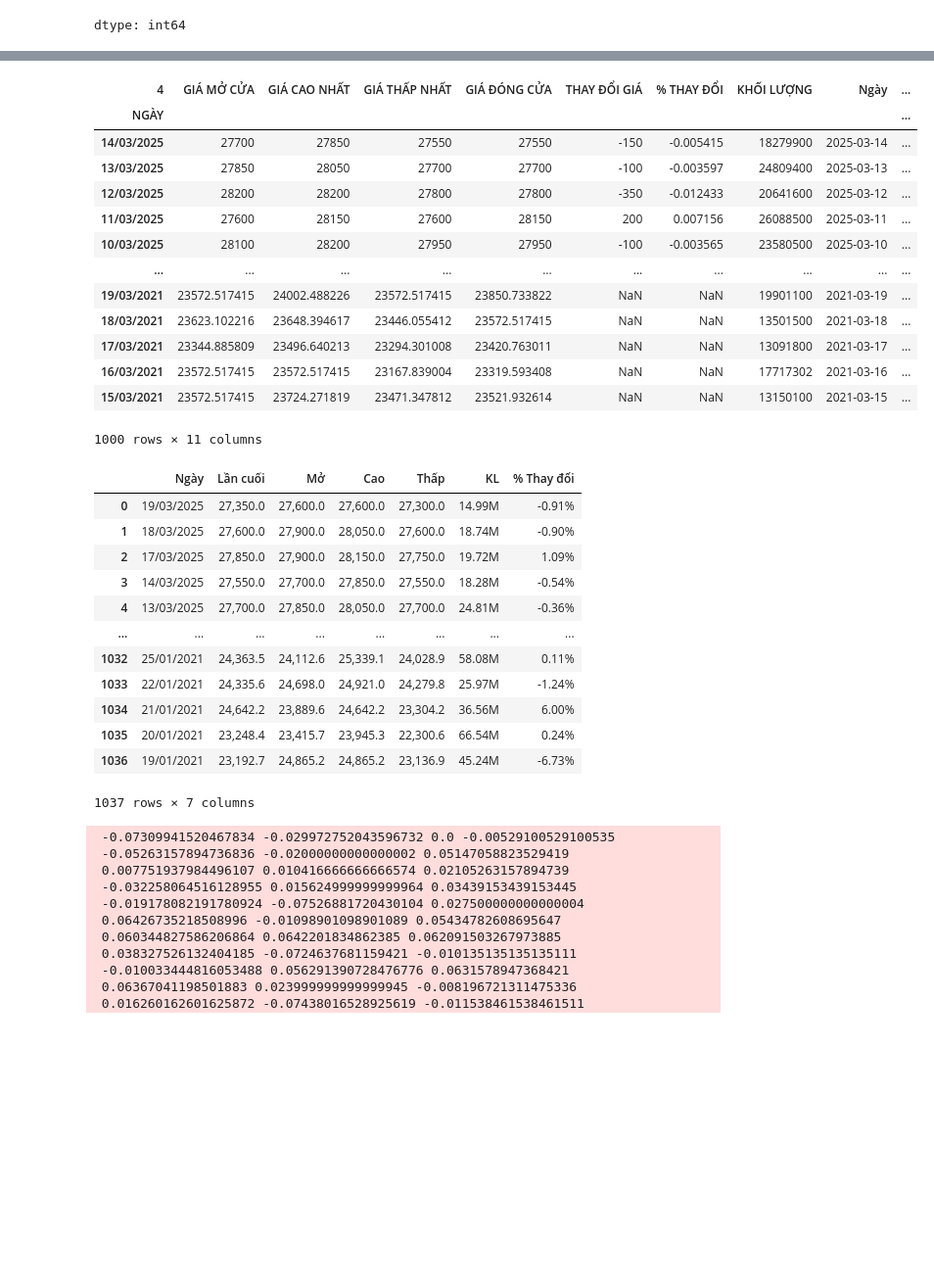
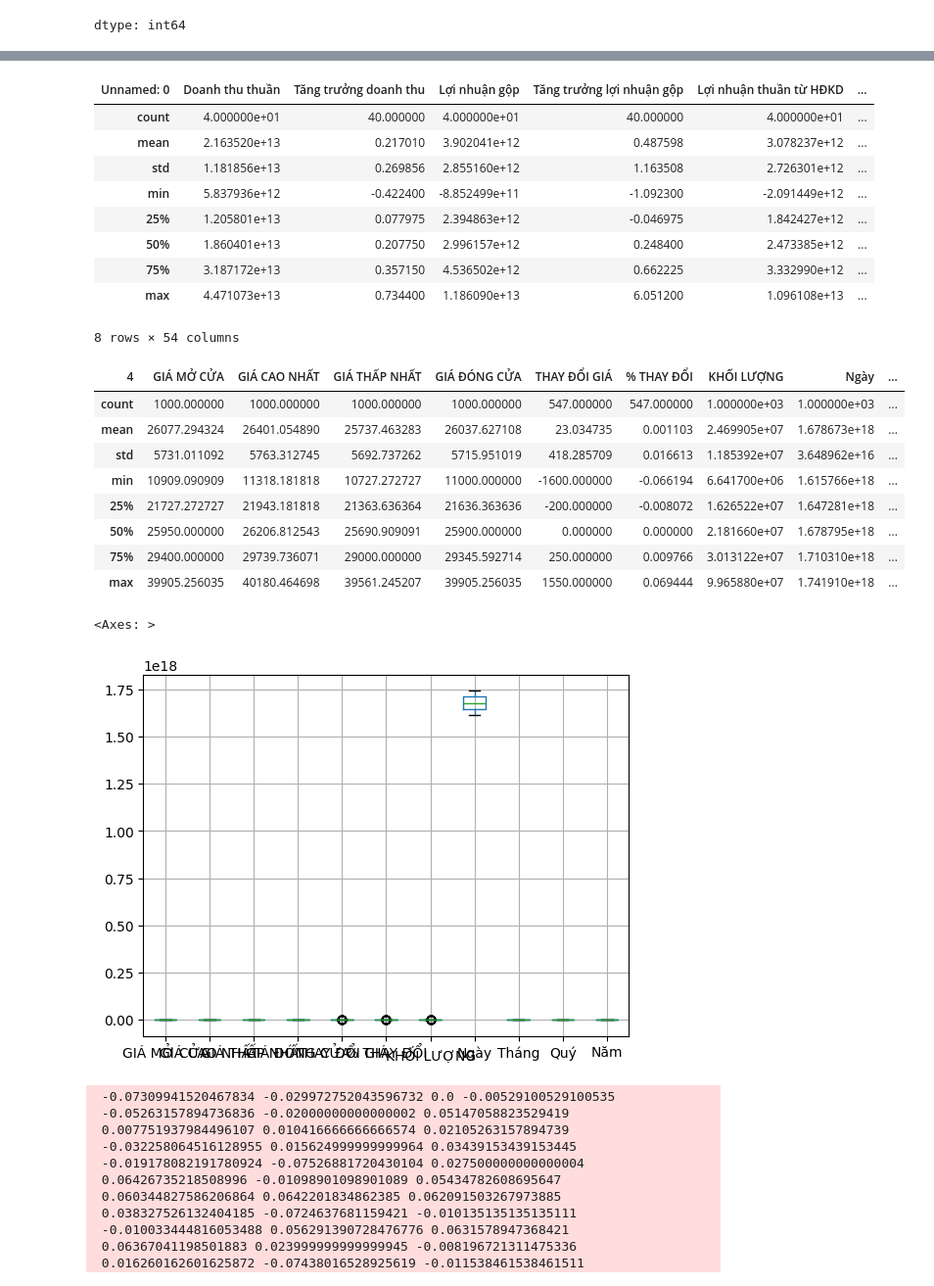
Before and after one commit to diepdangban/Datamining, a Jupyter notebook: Data_understanding.ipynb, the cells around one changed output, grey strips where cells are left out. Shown: that part at 98% size. Saved outputs shown, nothing was run; the diff lists cells and outputs as text; code cells hidden in the pictures; blank space fills up the shorter version.

```diff
--- a/Data_understanding.ipynb
+++ b/Data_understanding.ipynb
@@ -154,0 +152,3 @@ Index: []
+# %%
+for column in financial_indicatior.columns:
+  financial_indicatior[column] = pd.to_numeric(financial_indicatior[column], errors='coerce')
@@ -155,3 +175,16 @@ Index: []
+# %%
+financial_indicatior.describe()
+# %% [output]
+| Unnamed: 0 | Doanh thu thuần | Tăng trưởng doanh thu | Lợi nhuận gộp | Tăng trưởng lợi nhuận gộp | Lợi nhuận thuần từ HĐKD | ... |
+| count | 4.000000e+01 | 40.000000 | 4.000000e+01 | 40.000000 | 4.000000e+01 | ... |
+| mean | 2.163520e+13 | 0.217010 | 3.902041e+12 | 0.487598 | 3.078237e+12 | ... |
+| std | 1.181856e+13 | 0.269856 | 2.855160e+12 | 1.163508 | 2.726301e+12 | ... |
+| min | 5.837936e+12 | -0.422400 | -8.852499e+11 | -1.092300 | -2.091449e+12 | ... |
+| 25% | 1.205801e+13 | 0.077975 | 2.394863e+12 | -0.046975 | 1.842427e+12 | ... |
+| 50% | 1.860401e+13 | 0.207750 | 2.996157e+12 | 0.248400 | 2.473385e+12 | ... |
+| 75% | 3.187172e+13 | 0.357150 | 4.536502e+12 | 0.662225 | 3.332990e+12 | ... |
+| max | 4.471073e+13 | 0.734400 | 1.186090e+13 | 6.051200 | 1.096108e+13 | ... |
+8 rows × 54 columns
 # %%
 # cắt các cột trống ở đầu và cuối
 price_history = price_history.drop(price_history.index[:4])
@@ -166,39 +199,26 @@ price_history['Ngày']=pd.to_datetime(price_history.index)
 price_history['Tháng']=price_history['Ngày'].dt.month
 price_history['Quý']=price_history['Ngày'].dt.quarter
 price_history['Năm']=price_history['Ngày'].dt.year
+
+for column in price_history.columns:
+  price_history[column] = pd.to_numeric(price_history[column], errors='coerce')
 # %%
-price_history
+price_history.describe()
 # %% [output]
 | 4 | GIÁ MỞ CỬA | GIÁ CAO NHẤT | GIÁ THẤP NHẤT | GIÁ ĐÓNG CỬA | THAY ĐỔI GIÁ | % THAY ĐỔI | KHỐI LƯỢNG | Ngày | ... |
-| NGÀY |  |  |  |  |  |  |  |  | ... |
-| 14/03/2025 | 27700 | 27850 | 27550 | 27550 | -150 | -0.005415 | 18279900 | 2025-03-14 | ... |
-| 13/03/2025 | 27850 | 28050 | 27700 | 27700 | -100 | -0.003597 | 24809400 | 2025-03-13 | ... |
-| 12/03/2025 | 28200 | 28200 | 27800 | 27800 | -350 | -0.012433 | 20641600 | 2025-03-12 | ... |
-| 11/03/2025 | 27600 | 28150 | 27600 | 28150 | 200 | 0.007156 | 26088500 | 2025-03-11 | ... |
-| 10/03/2025 | 28100 | 28200 | 27950 | 27950 | -100 | -0.003565 | 23580500 | 2025-03-10 | ... |
-| ... | ... | ... | ... | ... | ... | ... | ... | ... | ... |
-| 19/03/2021 | 23572.517415 | 24002.488226 | 23572.517415 | 23850.733822 | NaN | NaN | 19901100 | 2021-03-19 | ... |
-| 18/03/2021 | 23623.102216 | 23648.394617 | 23446.055412 | 23572.517415 | NaN | NaN | 13501500 | 2021-03-18 | ... |
-| 17/03/2021 | 23344.885809 | 23496.640213 | 23294.301008 | 23420.763011 | NaN | NaN | 13091800 | 2021-03-17 | ... |
-| 16/03/2021 | 23572.517415 | 23572.517415 | 23167.839004 | 23319.593408 | NaN | NaN | 17717302 | 2021-03-16 | ... |
-| 15/03/2021 | 23572.517415 | 23724.271819 | 23471.347812 | 23521.932614 | NaN | NaN | 13150100 | 2021-03-15 | ... |
+| count | 1000.000000 | 1000.000000 | 1000.000000 | 1000.000000 | 547.000000 | 547.000000 | 1.000000e+03 | 1.000000e+03 | ... |
+| mean | 26077.294324 | 26401.054890 | 25737.463283 | 26037.627108 | 23.034735 | 0.001103 | 2.469905e+07 | 1.678673e+18 | ... |
+| std | 5731.011092 | 5763.312745 | 5692.737262 | 5715.951019 | 418.285709 | 0.016613 | 1.185392e+07 | 3.648962e+16 | ... |
+| min | 10909.090909 | 11318.181818 | 10727.272727 | 11000.000000 | -1600.000000 | -0.066194 | 6.641700e+06 | 1.615766e+18 | ... |
+| 25% | 21727.272727 | 21943.181818 | 21363.636364 | 21636.363636 | -200.000000 | -0.008072 | 1.626522e+07 | 1.647281e+18 | ... |
+| 50% | 25950.000000 | 26206.812543 | 25690.909091 | 25900.000000 | 0.000000 | 0.000000 | 2.181660e+07 | 1.678795e+18 | ... |
+| 75% | 29400.000000 | 29739.736071 | 29000.000000 | 29345.592714 | 250.000000 | 0.009766 | 3.013122e+07 | 1.710310e+18 | ... |
+| max | 39905.256035 | 40180.464698 | 39561.245207 | 39905.256035 | 1550.000000 | 0.069444 | 9.965880e+07 | 1.741910e+18 | ... |
-1000 rows × 11 columns
-# %%
-price_history2
-# %% [output]
-|  | Ngày | Lần cuối | Mở | Cao | Thấp | KL | % Thay đổi |
-| 0 | 19/03/2025 | 27,350.0 | 27,600.0 | 27,600.0 | 27,300.0 | 14.99M | -0.91% |
-| 1 | 18/03/2025 | 27,600.0 | 27,900.0 | 28,050.0 | 27,600.0 | 18.74M | -0.90% |
-| 2 | 17/03/2025 | 27,850.0 | 27,900.0 | 28,150.0 | 27,750.0 | 19.72M | 1.09% |
-| 3 | 14/03/2025 | 27,550.0 | 27,700.0 | 27,850.0 | 27,550.0 | 18.28M | -0.54% |
-| 4 | 13/03/2025 | 27,700.0 | 27,850.0 | 28,050.0 | 27,700.0 | 24.81M | -0.36% |
-| ... | ... | ... | ... | ... | ... | ... | ... |
-| 1032 | 25/01/2021 | 24,363.5 | 24,112.6 | 25,339.1 | 24,028.9 | 58.08M | 0.11% |
-| 1033 | 22/01/2021 | 24,335.6 | 24,698.0 | 24,921.0 | 24,279.8 | 25.97M | -1.24% |
-| 1034 | 21/01/2021 | 24,642.2 | 23,889.6 | 24,642.2 | 23,304.2 | 36.56M | 6.00% |
-| 1035 | 20/01/2021 | 23,248.4 | 23,415.7 | 23,945.3 | 22,300.6 | 66.54M | 0.24% |
-| 1036 | 19/01/2021 | 23,192.7 | 24,865.2 | 24,865.2 | 23,136.9 | 45.24M | -6.73% |
-1037 rows × 7 columns
+# %%
+price_history.boxplot()
+# %% [output]
+<Axes: >
+[figure, added]
 # %%
 # Điền các giá trị thiếu của cột Thay đổi giá và % thay đổi
 replacement_values = np.round(price_history['GIÁ ĐÓNG CỬA'].diff(-1) / 50) * 50
```
Also changed, not shown: parts of 3 cells of this notebook.
